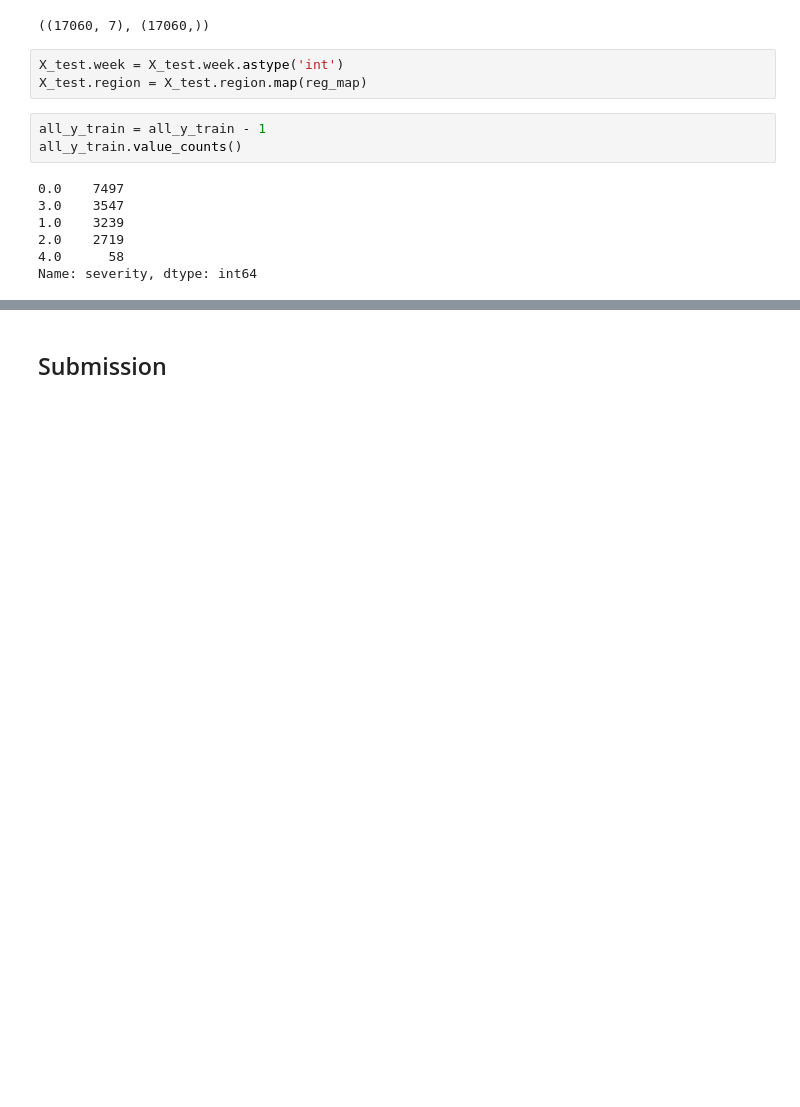
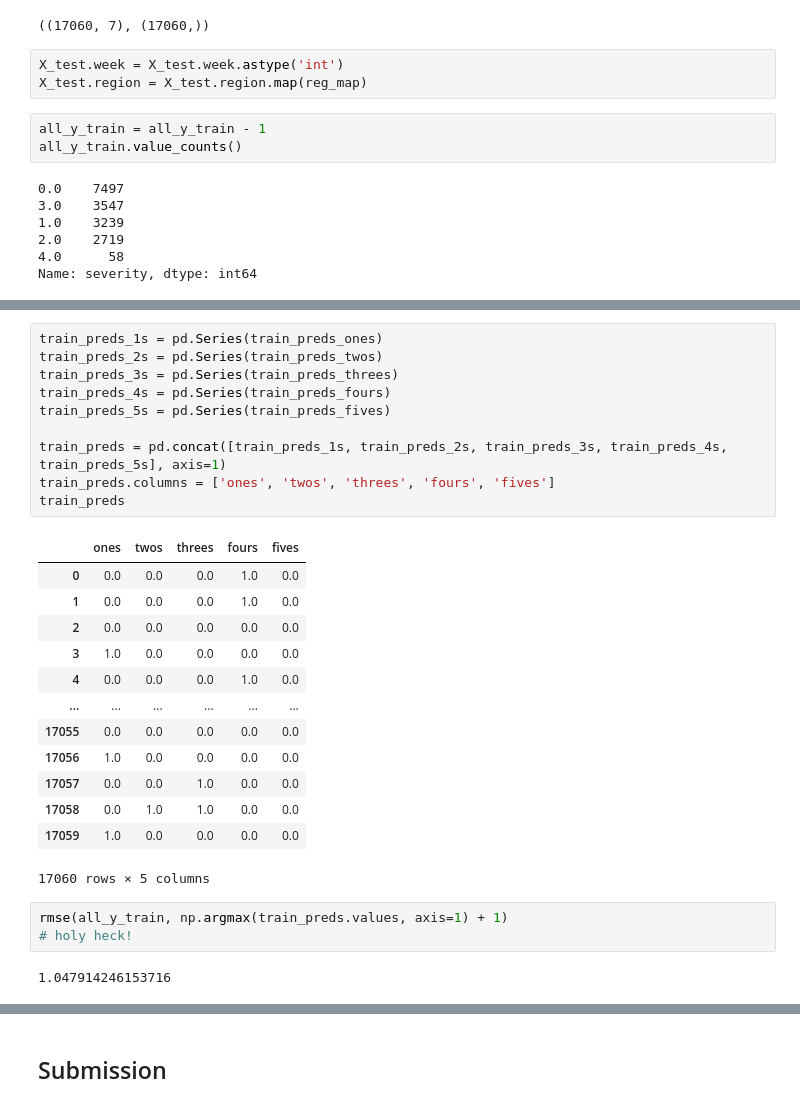
Before and after one commit to k-loki/Algal-bloom-Identification, a Jupyter notebook: notebooks/mt_data_again.ipynb, the cells around one changed output, grey strips where cells are left out. Drawn from its saved outputs; the diff is of its cells as text; blank space fills up the shorter version.

```diff
--- a/notebooks/mt_data_again.ipynb
+++ b/notebooks/mt_data_again.ipynb
@@ -1321,0 +1490,29 @@ dtype: float64
+# %%
+train_preds_1s = pd.Series(train_preds_ones)
+train_preds_2s = pd.Series(train_preds_twos)
+train_preds_3s = pd.Series(train_preds_threes)
+train_preds_4s = pd.Series(train_preds_fours)
+train_preds_5s = pd.Series(train_preds_fives)
+
+train_preds = pd.concat([train_preds_1s, train_preds_2s, train_preds_3s, train_preds_4s, train_preds_5s], axis=1)
+train_preds.columns = ['ones', 'twos', 'threes', 'fours', 'fives']
+train_preds
+# %% [output]
+|  | ones | twos | threes | fours | fives |
+| 0 | 0.0 | 0.0 | 0.0 | 1.0 | 0.0 |
+| 1 | 0.0 | 0.0 | 0.0 | 1.0 | 0.0 |
+| 2 | 0.0 | 0.0 | 0.0 | 0.0 | 0.0 |
+| 3 | 1.0 | 0.0 | 0.0 | 0.0 | 0.0 |
+| 4 | 0.0 | 0.0 | 0.0 | 1.0 | 0.0 |
+| ... | ... | ... | ... | ... | ... |
+| 17055 | 0.0 | 0.0 | 0.0 | 0.0 | 0.0 |
+| 17056 | 1.0 | 0.0 | 0.0 | 0.0 | 0.0 |
+| 17057 | 0.0 | 0.0 | 1.0 | 0.0 | 0.0 |
+| 17058 | 0.0 | 1.0 | 1.0 | 0.0 | 0.0 |
+| 17059 | 1.0 | 0.0 | 0.0 | 0.0 | 0.0 |
+17060 rows × 5 columns
+# %%
+rmse(all_y_train, np.argmax(train_preds.values, axis=1) + 1)
+# holy heck!
+# %% [output]
+1.047914246153716
```
Also changed, not shown: parts of 28 cells of this notebook.
